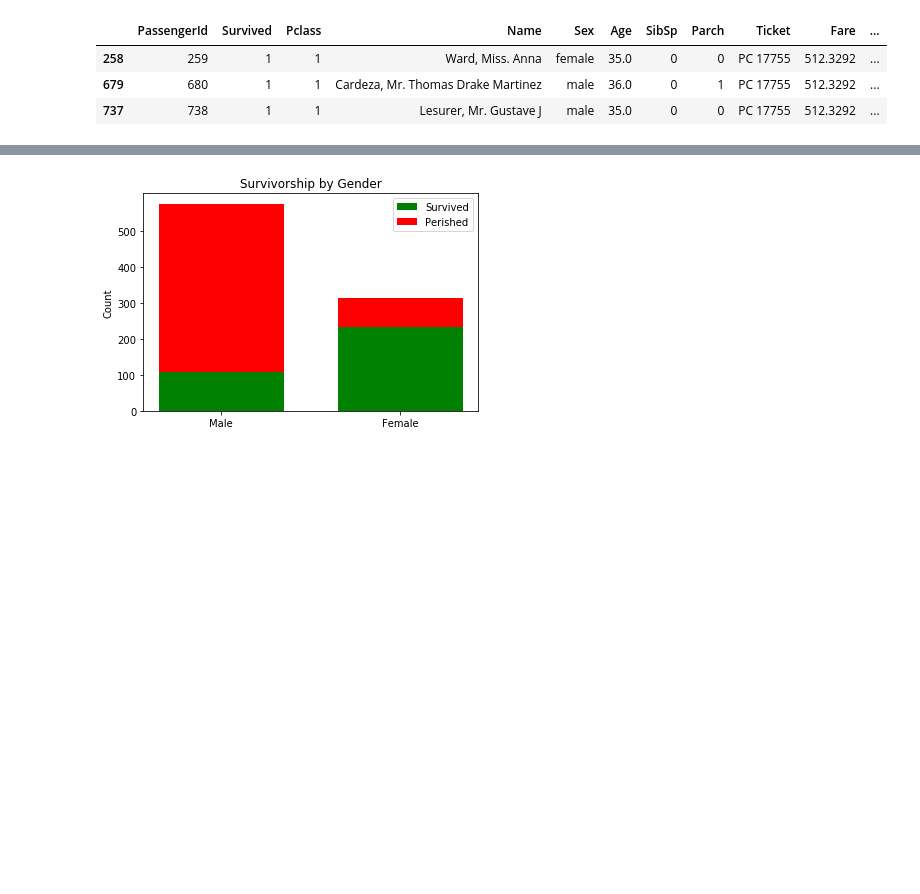
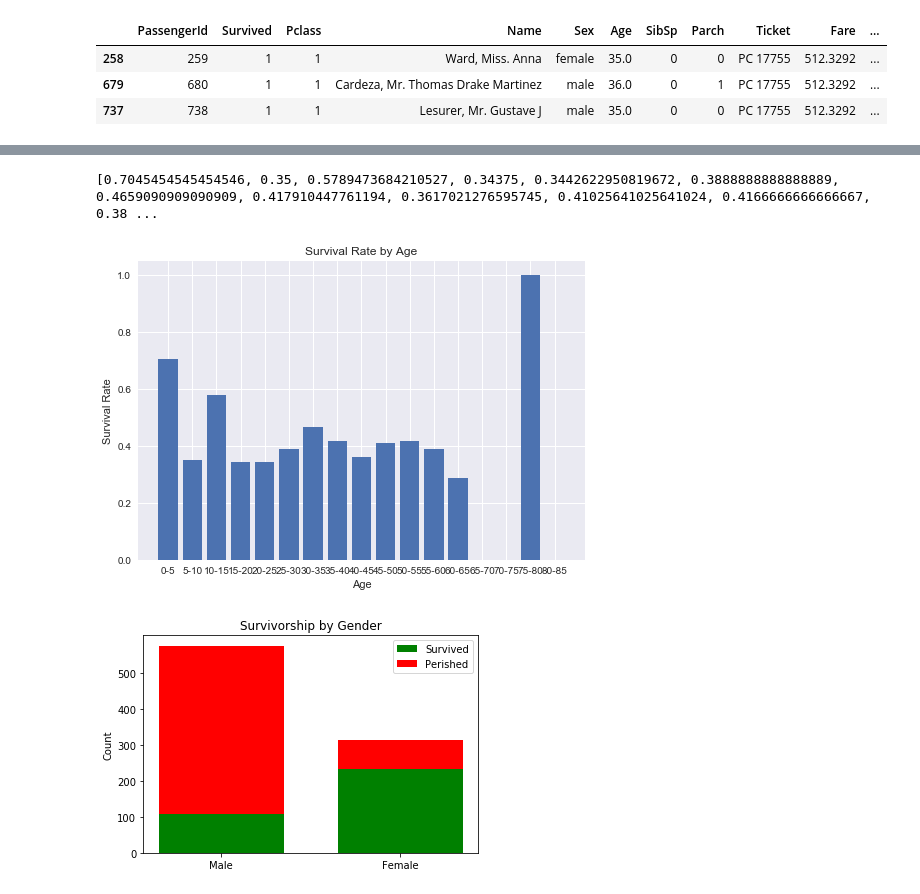
Before and after one commit to sk8erry/investigate-a-dataset, a Jupyter notebook: dand_project_2.ipynb, the cells around one changed output, grey strips where cells are left out. Cells and saved outputs as stored; diff of their text form; code cells hidden in the pictures; blank space fills up the shorter version.

```diff
--- a/dand_project_2.ipynb
+++ b/dand_project_2.ipynb
@@ -55,4 +54,0 @@ Firstly I plotted a histogram to take a look at the fare price distribution, so
-# %%
-bins = [0, 50, 100, 150, 200, 250, 300, 600]
-titanic_df['Binned by fare'] = pd.cut(titanic_df['Fare'], bins)
-titanic_df
@@ -78,3 +55,27 @@ titanic_df
+# %%
+binned_by_age = []
+survival_by_age = []
+
+for i in range (0,8):
+    binned_by_age.append(titanic_df.loc[(titanic_df['Age'] <= (i + 1) * 10) & (titanic_df['Age'] > i * 10)])
+for j in range (0,8):
+    if len(binned_by_age[j]) != 0:
+        survival_by_age.append(len(binned_by_age[j].loc[titanic_df['Survived'] == 1])/len(binned_by_age[j]))
+    else: survival_by_age.append(0)
+print(survival_by_age)
+
+objects = ['0-10', '10-20','20-30','25-30','30-35','35-40','40-45','45-50','50-55','55-60','60-65','65-70', \
+          '70-75','75-80','80-85']
+y_pos = np.arange(len(objects))
+plt.bar(y_pos, survival_by_age)
+plt.xticks(y_pos, objects)
+plt.xlabel('Age')
+plt.ylabel('Survival Rate')
+plt.title('Survival Rate by Age')
+plt.show()
+# %% [output]
+[0.7045454545454546, 0.35, 0.5789473684210527, 0.34375, 0.3442622950819672, 0.3888888888888889, 0.4659090909090909, 0.417910447761194, 0.3617021276595745, 0.41025641025641024, 0.4166666666666667, 0.38 ...
+[figure, added]
 # %%
 ###Group passengers by survivorship and gender for furthur analysis
 
```
Also changed, not shown: parts of 4 cells of this notebook.
